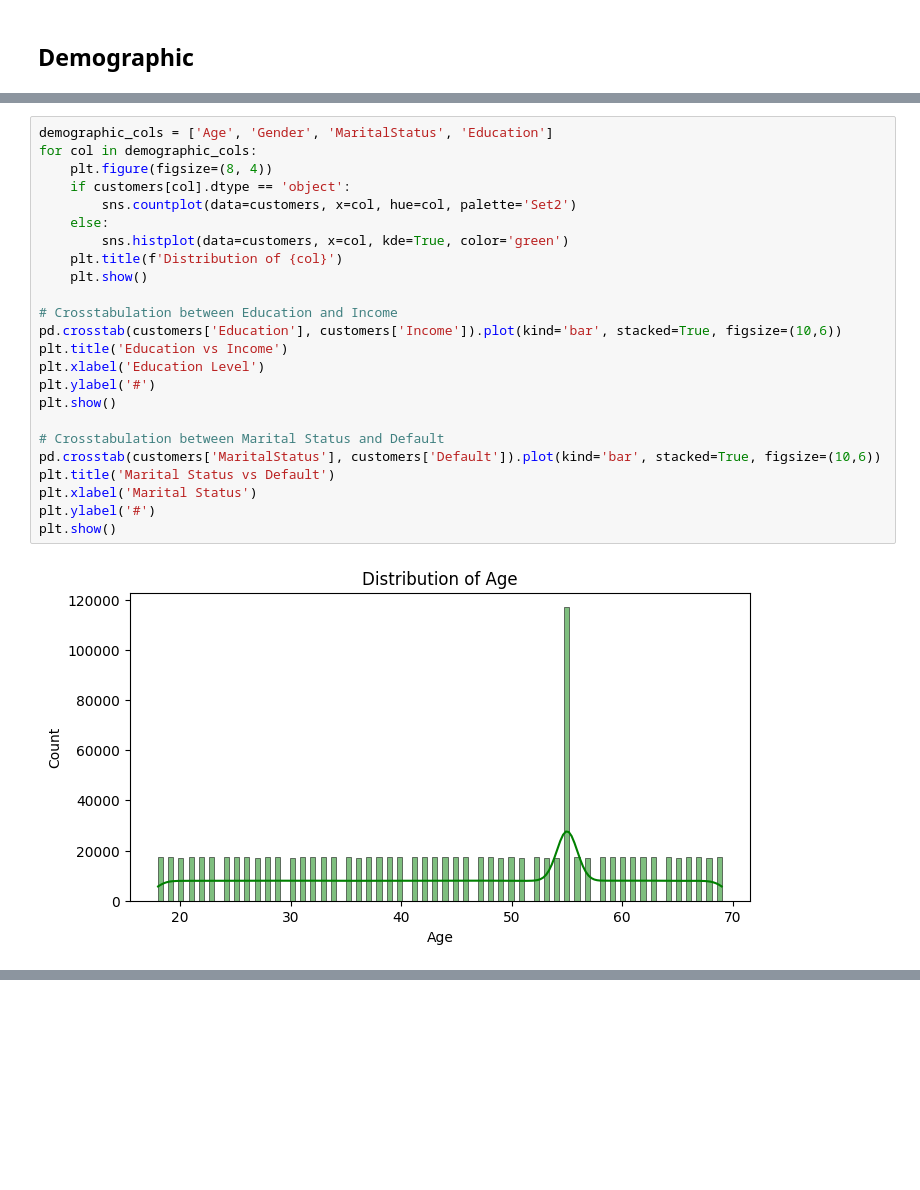
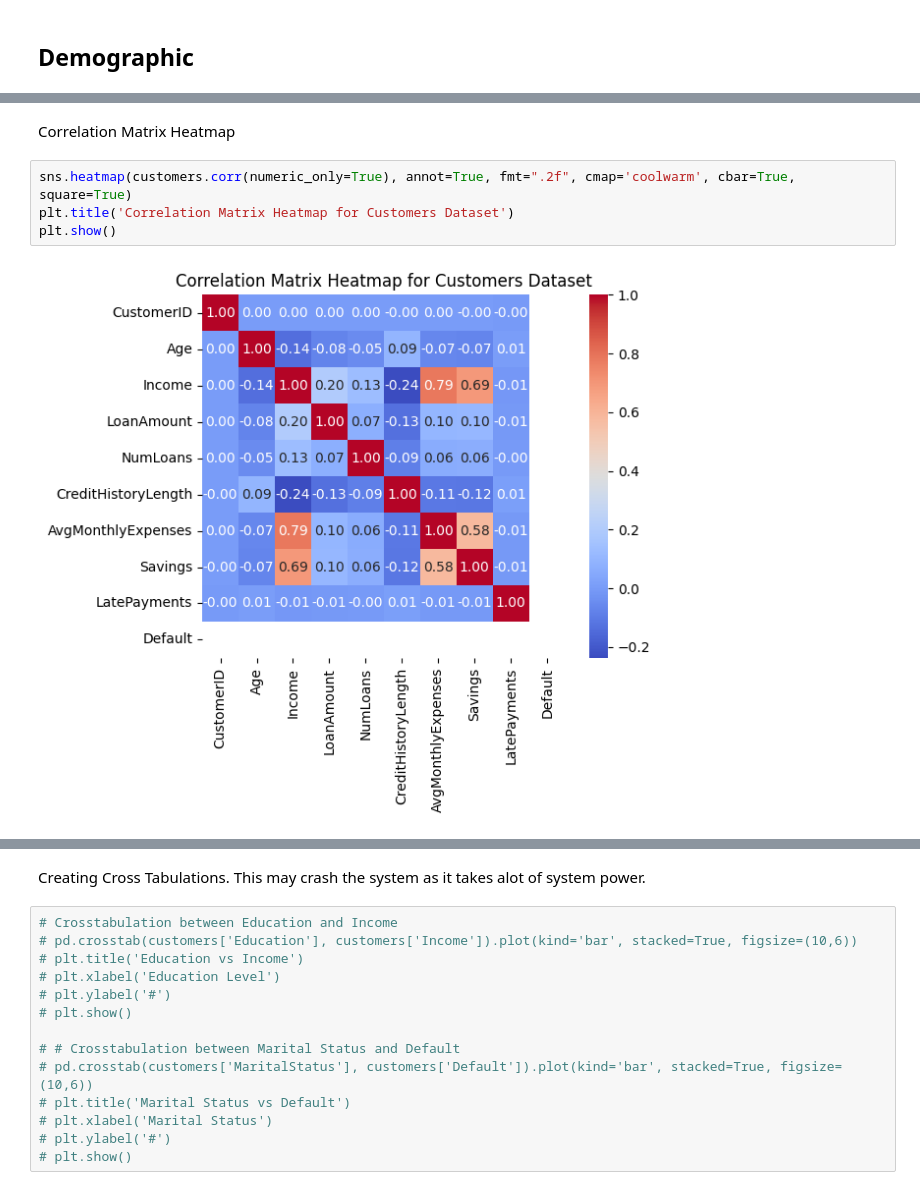
Before and after one commit to official-okello/IntelliSence, a Jupyter notebook: notebooks/initial.ipynb, the cells around one changed output, grey strips where cells are left out. Drawn from its saved outputs; the diff is of its cells as text; blank space fills up the shorter version.

Commit message:
Data Exploration and Feature Engineering

```diff
--- a/notebooks/initial.ipynb
+++ b/notebooks/initial.ipynb
@@ -261,26 +287,8 @@ memory usage: 122.1+ MB
+# %% [markdown]
+Correlation Matrix Heatmap
 # %%
-demographic_cols = ['Age', 'Gender', 'MaritalStatus', 'Education']
-for col in demographic_cols:
-    plt.figure(figsize=(8, 4))
-    if customers[col].dtype == 'object':
-        sns.countplot(data=customers, x=col, hue=col, palette='Set2')
-    else:
-        sns.histplot(data=customers, x=col, kde=True, color='green')
-    plt.title(f'Distribution of {col}')
-    plt.show()
-
-# Crosstabulation between Education and Income
-pd.crosstab(customers['Education'], customers['Income']).plot(kind='bar', stacked=True, figsize=(10,6))
-plt.title('Education vs Income')
-plt.xlabel('Education Level')
-plt.ylabel('#')
+sns.heatmap(customers.corr(numeric_only=True), annot=True, fmt=".2f", cmap='coolwarm', cbar=True, square=True)
+plt.title('Correlation Matrix Heatmap for Customers Dataset')
 plt.show()
-
-# Crosstabulation between Marital Status and Default
-pd.crosstab(customers['MaritalStatus'], customers['Default']).plot(kind='bar', stacked=True, figsize=(10,6))
-plt.title('Marital Status vs Default')
-plt.xlabel('Marital Status')
-plt.ylabel('#')
-plt.show()
 # %% [output]
-[figure, old version]
+[figure, new version]
@@ -289,0 +295,16 @@ plt.show()
+# %% [markdown]
+Creating Cross Tabulations. This may crash the system as it takes alot of system power.
+# %%
+# Crosstabulation between Education and Income
+# pd.crosstab(customers['Education'], customers['Income']).plot(kind='bar', stacked=True, figsize=(10,6))
+# plt.title('Education vs Income')
+# plt.xlabel('Education Level')
+# plt.ylabel('#')
+# plt.show()
+
+# # Crosstabulation between Marital Status and Default
+# pd.crosstab(customers['MaritalStatus'], customers['Default']).plot(kind='bar', stacked=True, figsize=(10,6))
+# plt.title('Marital Status vs Default')
+# plt.xlabel('Marital Status')
+# plt.ylabel('#')
+# plt.show()
```
Also changed, not shown: parts of 39 cells of this notebook.
